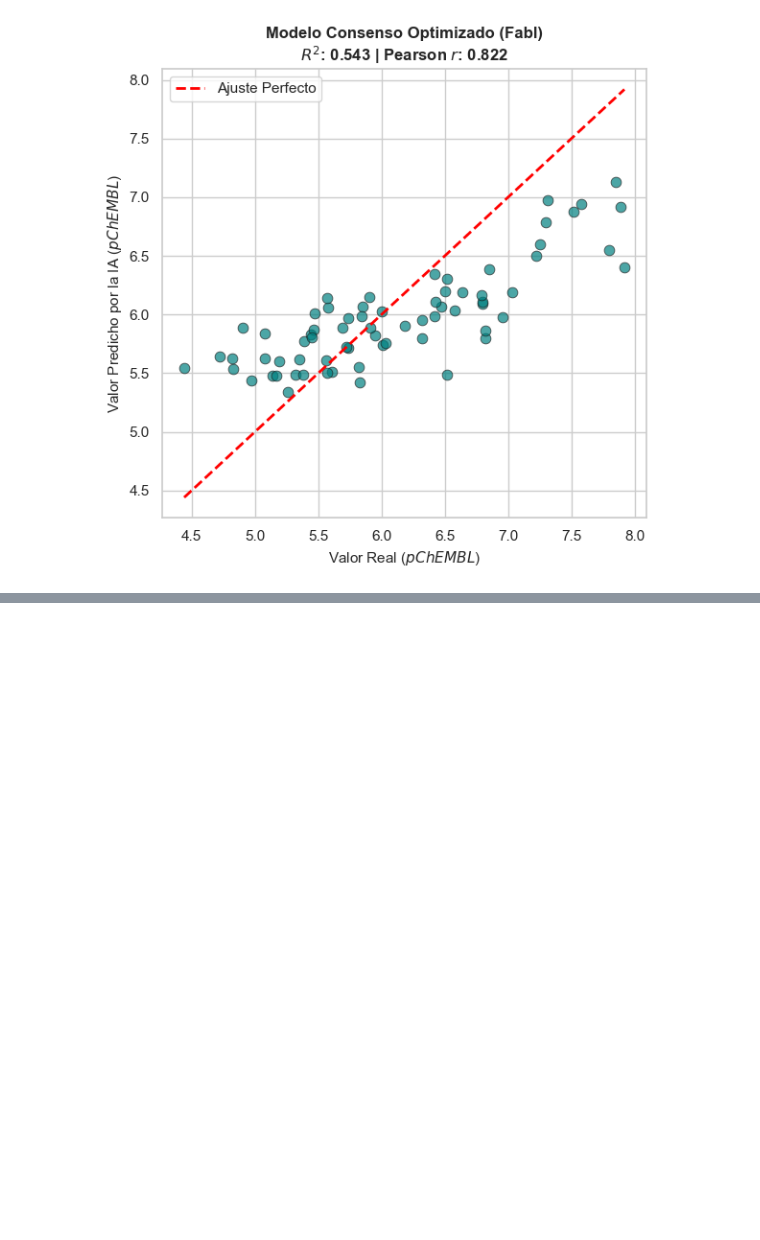
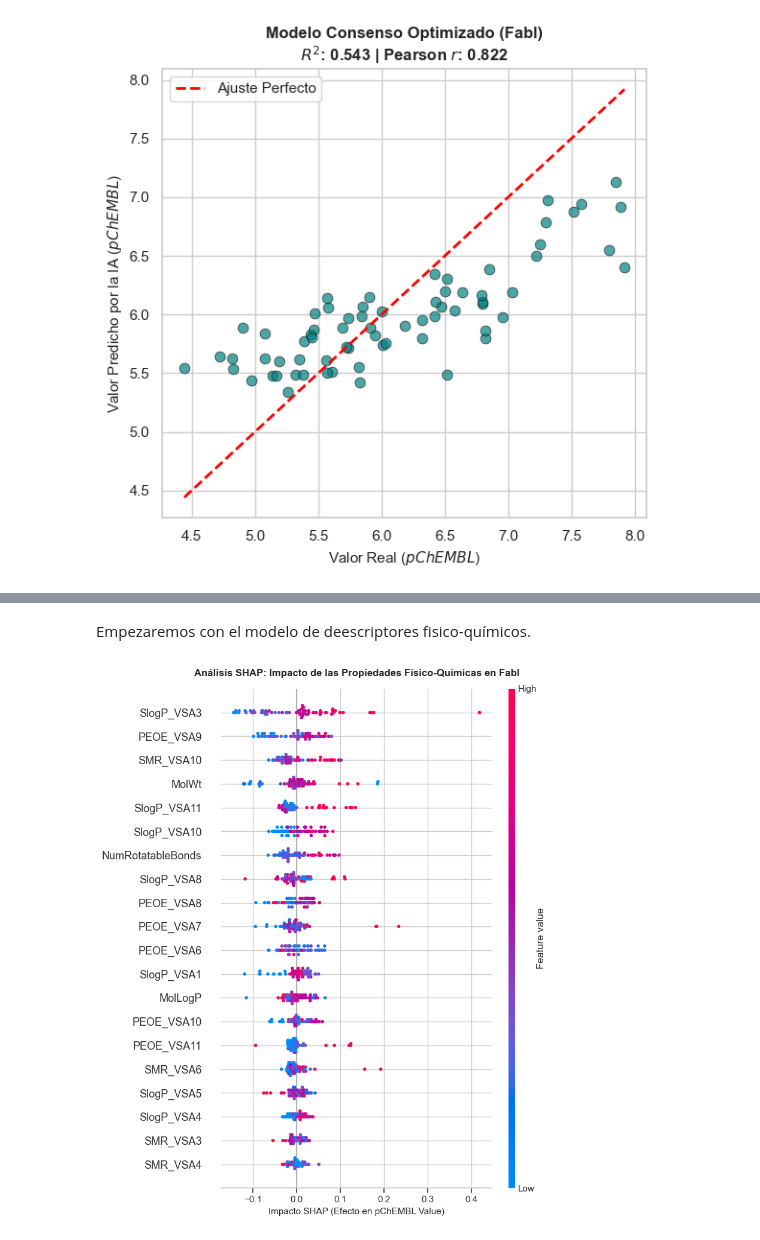
Before and after one commit to jpelaez511/TFM, a Jupyter notebook: notebook/03_Entrenamiento_Modelo.ipynb, the cells around one changed output, grey strips where cells are left out. Saved outputs shown, nothing was run; the diff lists cells and outputs as text; code cells hidden in the pictures; blank space fills up the shorter version.

Commit message:
Interpretación de la capacidad de predicción de los modelos mediante SHAP

```diff
--- a/notebook/03_Entrenamiento_Modelo.ipynb
+++ b/notebook/03_Entrenamiento_Modelo.ipynb
@@ -234,0 +239,33 @@ plt.show()
+# %% [markdown]
+Empezaremos con el modelo de deescriptores fisico-químicos.
+# %%
+# 1. Recuperamos los nombres de las columnas (quitando la variable objetivo si estuviera)
+nombres_columnas = list(df_fisico.columns)
+if 'pChEMBL_Value' in nombres_columnas: nombres_columnas.remove('pChEMBL_Value')
+# %%
+# 2. Forzamos que tu X_test vuelva a ser un DataFrame con sus nombres oficiales
+X_test_fisiq_df = pd.DataFrame(X_test_fisiq, columns=nombres_columnas)
+# %%
+# 3.
+explainer = shap.Explainer(best_rf_fisico, X_test_fisiq_df)
+shap_values_fisiq = explainer(X_test_fisiq_df)
+# %%
+plt.figure(figsize=(10, 6))
+
+shap.summary_plot(
+    shap_values_fisiq,
+    X_test_fisiq,
+    max_display=20,    # Mostramos los 15 descriptores físico-químicos más influyentes
+    plot_type="dot",   # Forzamos nubes de puntos (azules/rojos)
+    feature_names=nombres_columnas,
+    show=False
+)
+# Ajustes estéticos finales
+plt.title("Análisis SHAP: Impacto de las Propiedades Físico-Químicas en FabI", fontsize=12, fontweight='bold', pad=15)
+plt.xlabel("Impacto SHAP (Efecto en pChEMBL Value)", fontsize=11)
+plt.tight_layout()
+# Guardamos la gráfica limpia para tu documento
+plt.savefig("shap_summary_fisicoquimicos.png", dpi=300)
+plt.show()
+# %% [output]
+[figure, added]
```
Also changed, not shown: parts of 5 cells of this notebook, 2 other files.
